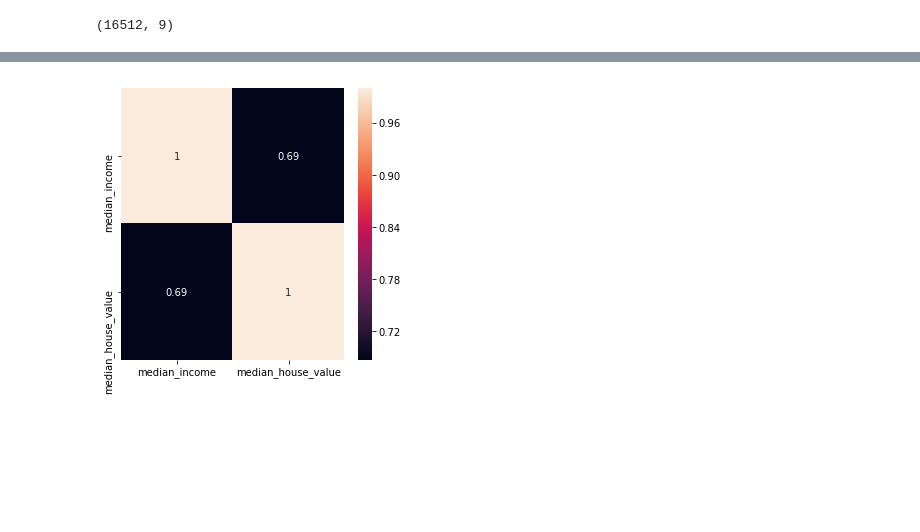
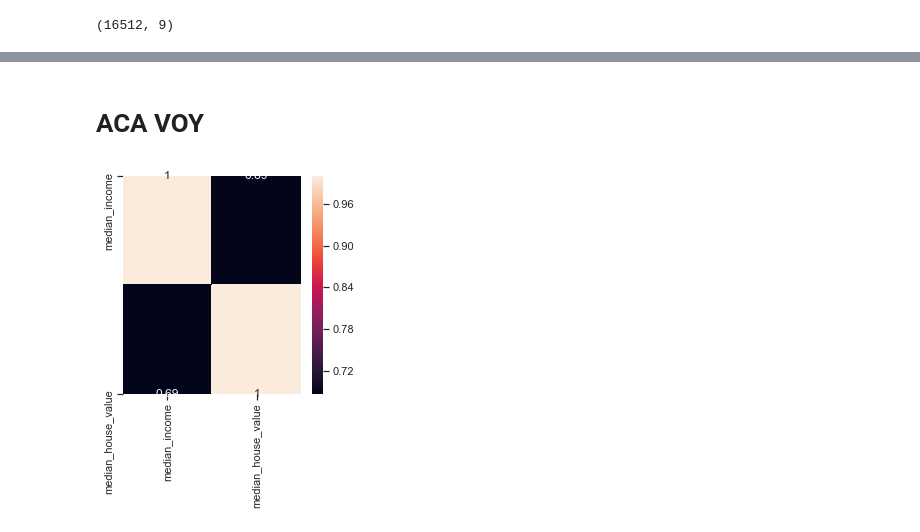
Before and after one commit to darangov/housing, a Jupyter notebook: Housing.ipynb, the cells around one changed output, grey strips where cells are left out. Drawn from its saved outputs; the diff is of its cells as text; code cells hidden in the pictures; blank space fills up the shorter version.

```diff
--- a/Housing.ipynb
+++ b/Housing.ipynb
@@ -363,5 +433,5 @@ sns.boxplot(x = strat_train_set.income_cat, y = strat_train_set.median_house_val
 # %%
 cols = ['median_house_value', 'income_cat']
-sns.set(style = 'ticks')
+sns.set(style = 'ticks', color_codes = 'True')
 sns.pairplot(strat_train_set[cols], size = 4, kind = 'reg')
 # %% [output]
@@ -449,13 +521,15 @@ sns.heatmap(correlation, annot = True)
+# %% [markdown]
+# ACA VOY
 # %%
 # Correlacion respecto al atributo principal y con correlacion superior a 0.5
 
 top_feature = correlation.index[abs(correlation['median_house_value'] > 0.5)]
-plt.subplots(figsize = (5,5))
+plt.subplots(figsize = (4,4))
 top_corr = train_corr[top_feature].corr()
 sns.heatmap(top_corr, annot = True)
 plt.show()
 # %% [output]
-[figure, old version]
+[figure, new version]
 # %%
 #
 # %%
```
Also changed, not shown: parts of 16 cells of this notebook.
